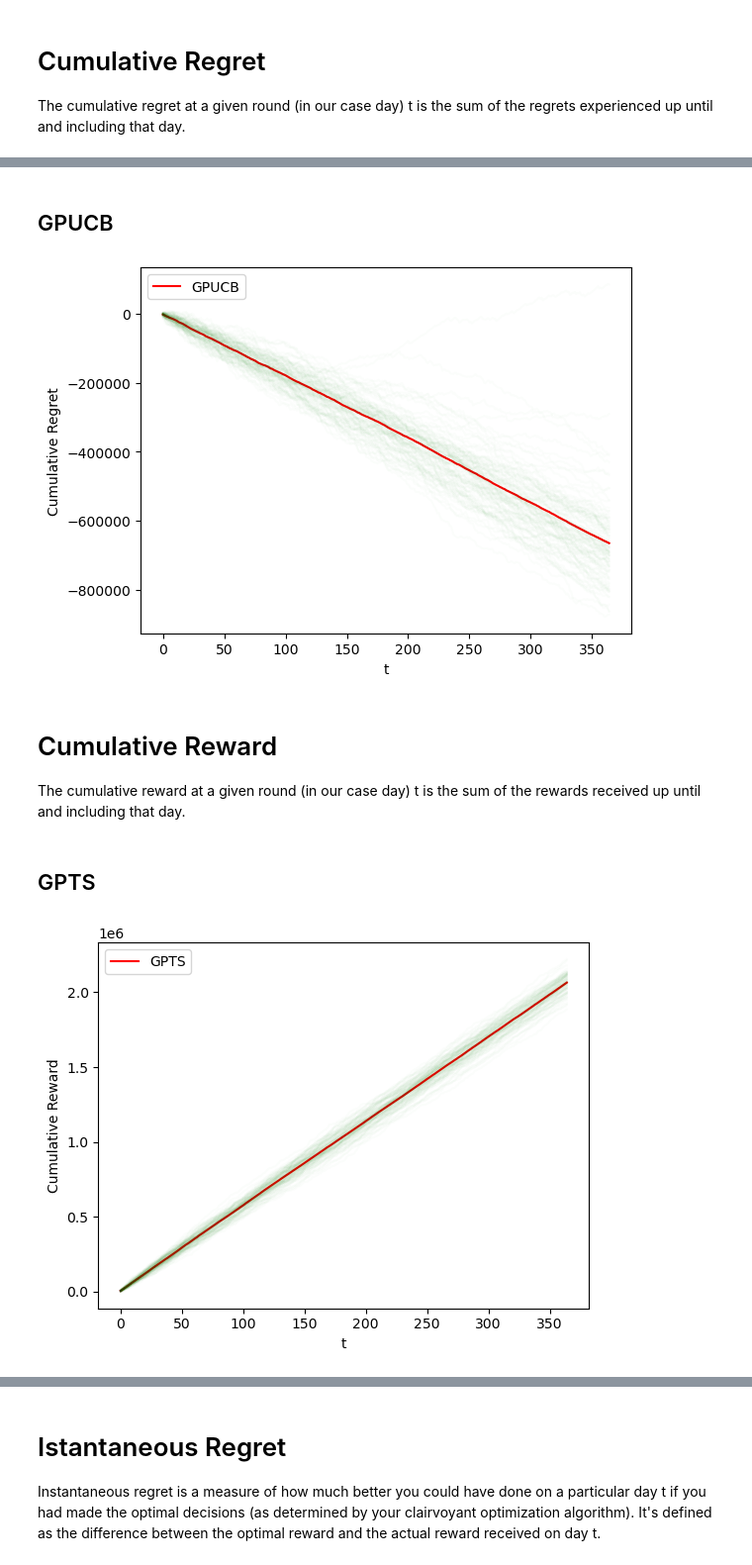
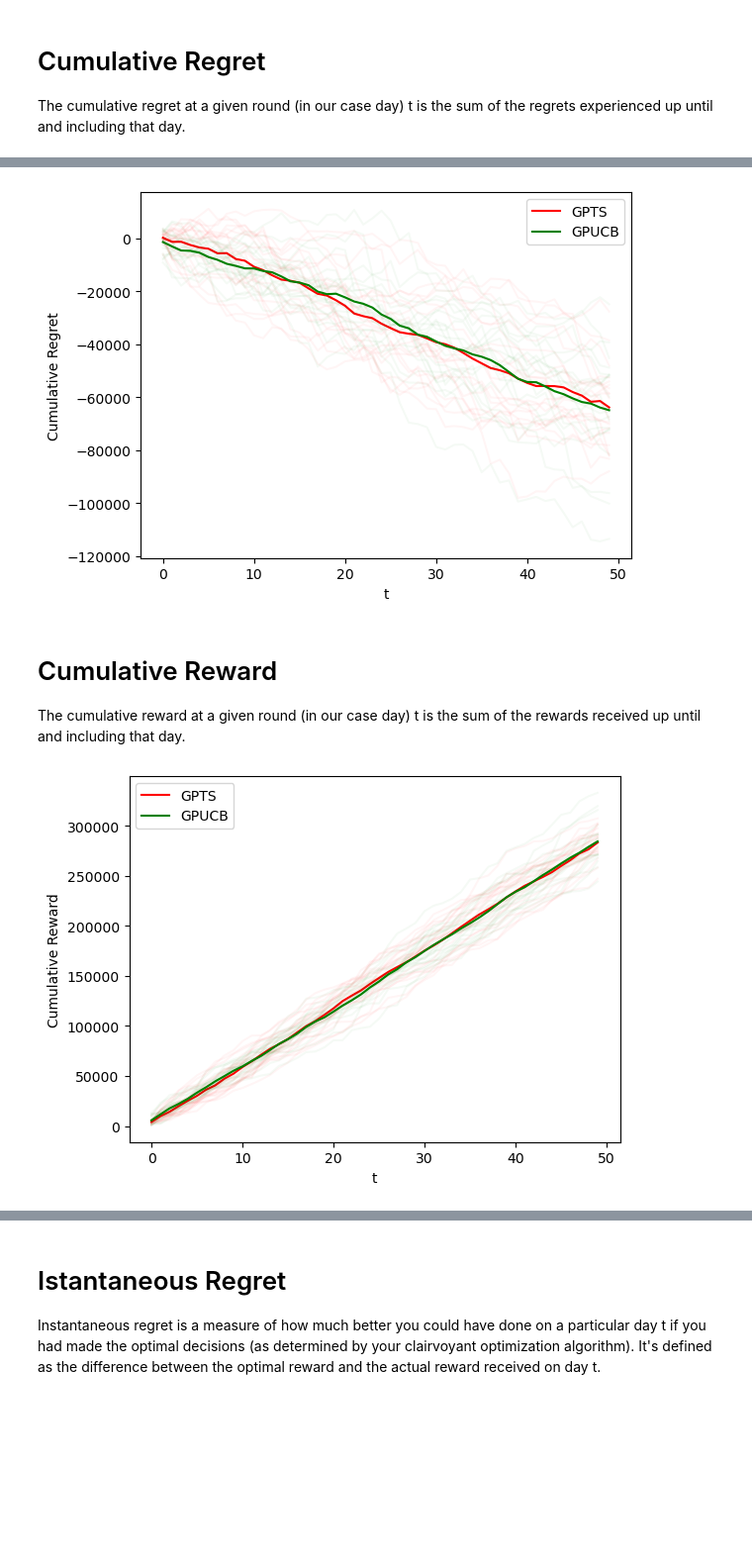
Before and after one commit to MatteoPancini/Online-Pricing-and-Advertising-Optimization-Project, a Jupyter notebook: Project-Pricing-Advertising-2022-2023/2_Learning_for_Advertising.ipynb, the cells around one changed output, grey strips where cells are left out. Shown at 99% size. Drawn from its saved outputs; the diff is of its cells as text; code cells hidden in the pictures; blank space fills up the shorter version.

```diff
--- a/Project-Pricing-Advertising-2022-2023/2_Learning_for_Advertising.ipynb
+++ b/Project-Pricing-Advertising-2022-2023/2_Learning_for_Advertising.ipynb
@@ -27,8 +27,8 @@ cost_sigma = 10
 user = UserClass(name='C1')
 
 price = 150
-T = 10
-n_experiments = 10
+T = 50
+n_experiments = 20
 
 gpts_rewards_per_experiment = []
 gpucb_rewards_per_experiment = []
@@ -38,3 +38,7 @@ optimum_bid = find_optimal_bid_for_class(user.user_index, calculate_price_index(
 optimum_bid
 # %% [output]
 (1.1274747474747475, 5080.849095727814)
+# %%
+env = BiddingEnvironment(bids=bids, clicks_sigma=sigma, cost_sigma=cost_sigma, user_class=user, n_arms=n_arms)
+optimal_bid = env.optimal_bid
+optimal_bid
@@ -90,6 +113,9 @@ plt.ylabel("Cumulative Regret")
 plt.xlabel("t")
 plt.plot(np.cumsum(np.mean(optimum_bid[1] - gpts_rewards_per_experiment, axis=0)), 'r', label='GPTS')
 for index, line in enumerate(gpts_rewards_per_experiment):
+        plt.plot(np.nancumsum(optimum_bid[1] - line, axis=0), "r", alpha=0.3 / np.power(len(gpts_rewards_per_experiment), 2/3))
+plt.plot(np.cumsum(np.mean(optimum_bid[1] - gpucb_rewards_per_experiment, axis=0)), 'g', label='GPUCB')
+for index, line in enumerate(gpucb_rewards_per_experiment):
         plt.plot(np.nancumsum(optimum_bid[1] - line, axis=0), "g", alpha=0.3 / np.power(len(gpts_rewards_per_experiment), 2/3))
 plt.legend()
 plt.show()
@@ -98,30 +124,33 @@ plt.show()
-# %% [markdown]
-## GPUCB
 # %%
 plt.figure(0)
 plt.ylabel("Cumulative Regret")
 plt.xlabel("t")
-plt.plot(np.cumsum(np.mean(optimum_bid[1] - gpucb_rewards_per_experiment, axis=0)), 'r', label='GPUCB')
+plt.plot(np.cumsum(np.mean(optimal_bid - gpts_rewards_per_experiment, axis=0)), 'r', label='GPTS')
+for index, line in enumerate(gpts_rewards_per_experiment):
+        plt.plot(np.nancumsum(optimal_bid - line, axis=0), "r", alpha=0.3 / np.power(len(gpts_rewards_per_experiment), 2/3))
+plt.plot(np.cumsum(np.mean(optimal_bid - gpucb_rewards_per_experiment, axis=0)), 'g', label='GPUCB')
 for index, line in enumerate(gpucb_rewards_per_experiment):
-        plt.plot(np.nancumsum(optimum_bid[1] - line, axis=0), "g", alpha=0.3 / np.power(len(gpts_rewards_per_experiment), 2/3))
+        plt.plot(np.nancumsum(optimal_bid - line, axis=0), "g", alpha=0.3 / np.power(len(gpts_rewards_per_experiment), 2/3))
 plt.legend()
 plt.show()
 # %% [output]
-[figure, old version]
+[figure, new version]
 # %% [markdown]
 # Cumulative Reward
 
 The cumulative reward at a given round (in our case day) t is the sum of the rewards received up until and including that day.
-# %% [markdown]
-## GPTS
 # %%
 plt.figure(0)
 plt.ylabel("Cumulative Reward")
 plt.xlabel("t")
 plt.plot(np.cumsum(np.mean(gpts_rewards_per_experiment, axis=0)), 'r', label='GPTS')
 for index, line in enumerate(gpts_rewards_per_experiment):
-        plt.plot(np.nancumsum(line, axis=0), "g", alpha=0.3 / np.power(len(gpts_rewards_per_experiment), 2/3))
+        plt.plot(np.nancumsum(line, axis=0), "r", alpha=0.3 / np.power(len(gpts_rewards_per_experiment), 2/3))
+
+plt.plot(np.cumsum(np.mean(gpucb_rewards_per_experiment, axis=0)), 'g', label='GPUCB')
+for index, line in enumerate(gpucb_rewards_per_experiment):
+        plt.plot(np.nancumsum(line, axis=0), "g", alpha=0.3 / np.power(len(gpucb_rewards_per_experiment), 2/3))
 plt.legend()
 plt.show()
 # %% [output]
-[figure, old version]
+[figure, new version]
```
Also changed, not shown: parts of 14 cells of this notebook, 5 other files.
